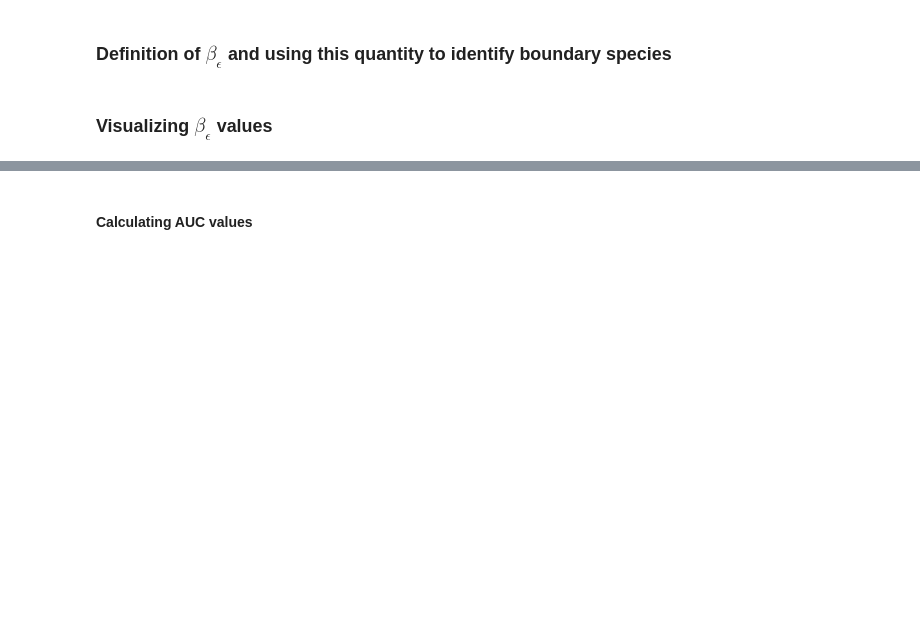
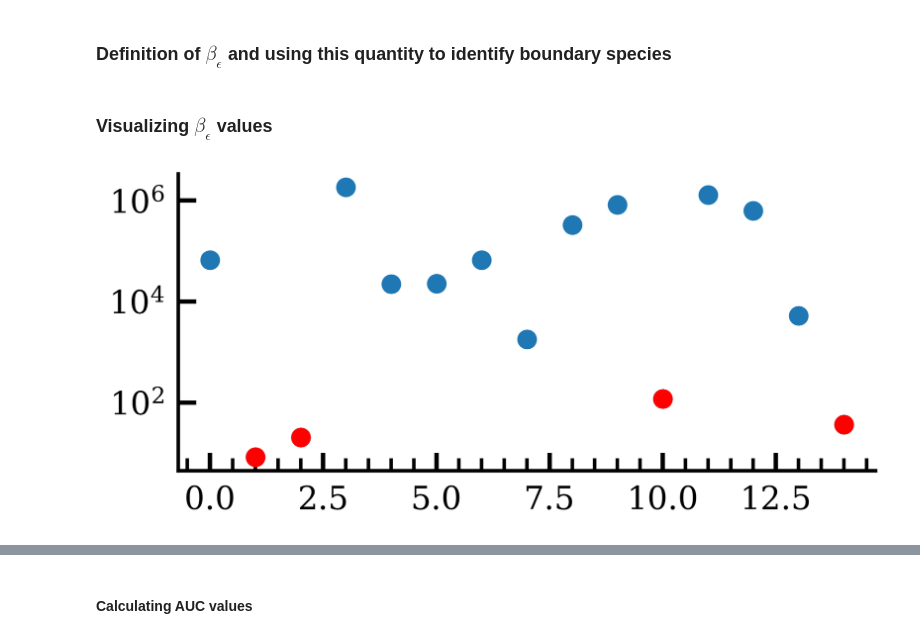
Before and after one commit to btemoshir/netBound, a Jupyter notebook: 09_EGFR_network.ipynb, the cells around one changed output, grey strips where cells are left out. Saved outputs shown, nothing was run; the diff lists cells and outputs as text; code cells hidden in the pictures; blank space fills up the shorter version.

```diff
--- a/09_EGFR_network.ipynb
+++ b/09_EGFR_network.ipynb
@@ -478,4 +484,17 @@ beta_dev_mean = np.mean(beta_dev, axis=2)
 #beta_dev_err = np.mean(beta_dev_err, axis=2)
 # %% [markdown]
 ### Visualizing $\beta_\epsilon$ values
+# %%
+idx_dt = 0
+idx_eps = 1
+b = np.mean(beta_list[idx_eps, idx_dt], axis=0)
+err = np.mean(beta_err_list[idx_eps, idx_dt], axis=0)
+
+
+plt.errorbar(np.arange(len(netw['idx_subnw'])), b, yerr=err, fmt='o', label='Data', capsize=5)
+#plt.scatter(, , color='r')
+plt.errorbar(netw['idx_boundary_rel'], b[netw['idx_boundary_rel']], yerr=err[netw['idx_boundary_rel']], fmt='o', label='Data', capsize=5, color='red')
+plt.yscale('log')
+# %% [output]
+[figure, added]
 # %%
```
Also changed, not shown: parts of 13 cells of this notebook, 1 other file.
